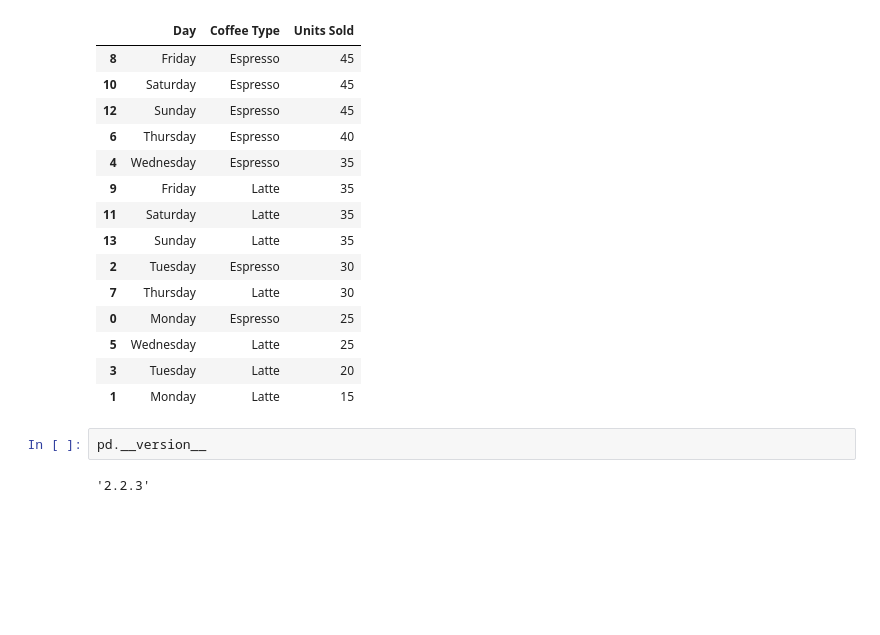
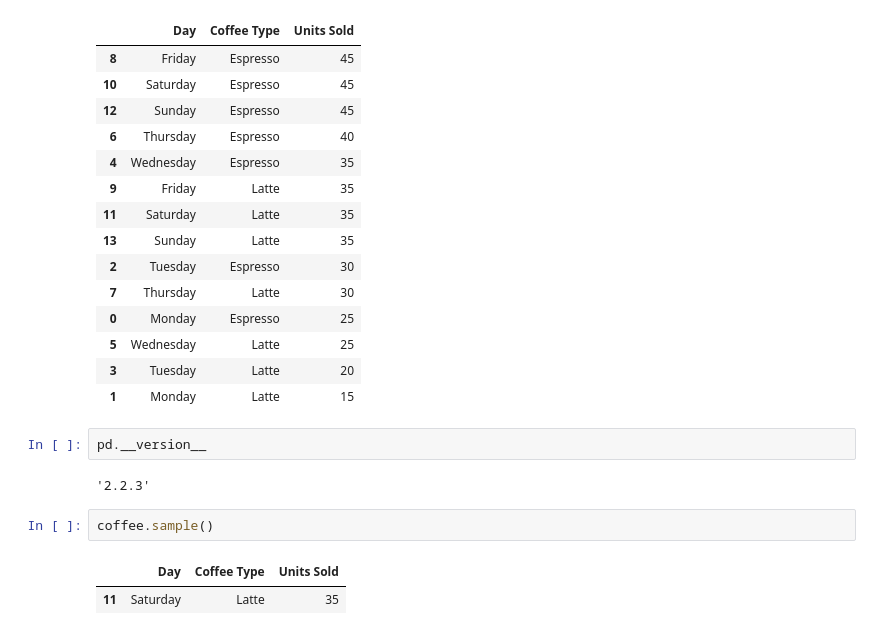
Before and after one commit to vartika7/Pandas, a Jupyter notebook: DataFrames.ipynb, the cells around one changed output. Drawn from its saved outputs; the diff is of its cells as text; blank space fills up the shorter version.

```diff
--- a/Practice.ipynb
+++ b/DataFrames.ipynb
@@ -297,3 +299,8 @@ coffee.sort_values('Units Sold', ascending=False) ## Explicitly: DESC
 pd.__version__
 # %% [output]
 '2.2.3'
+# %%
+coffee.sample()
+# %% [output]
+|  | Day | Coffee Type | Units Sold |
+| 11 | Saturday | Latte | 35 |
```
Also changed, not shown: parts of 12 cells of this notebook, 2 other files.
